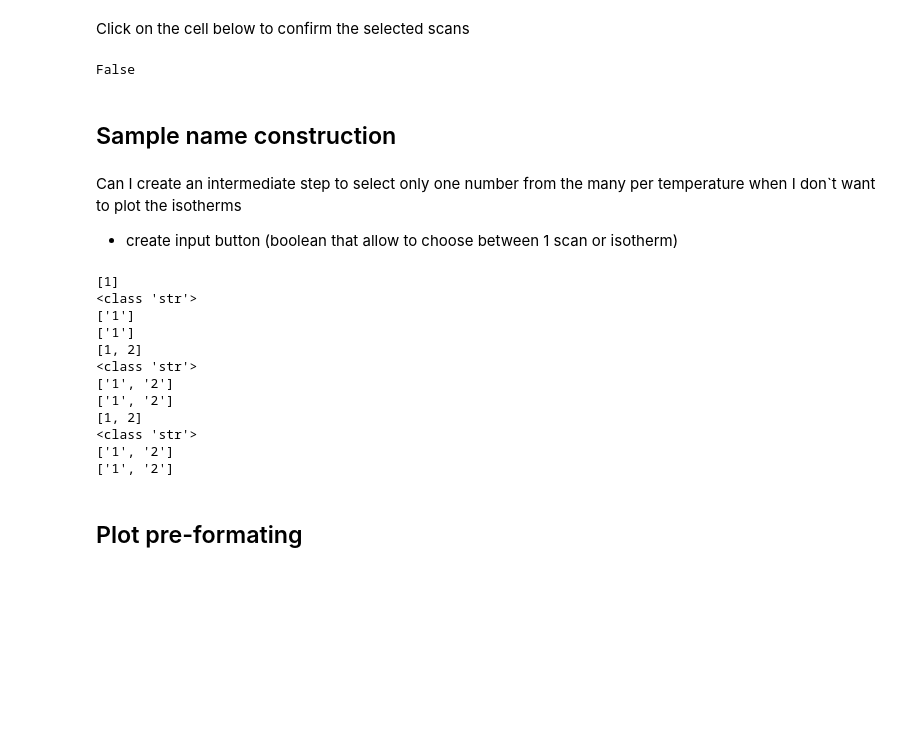
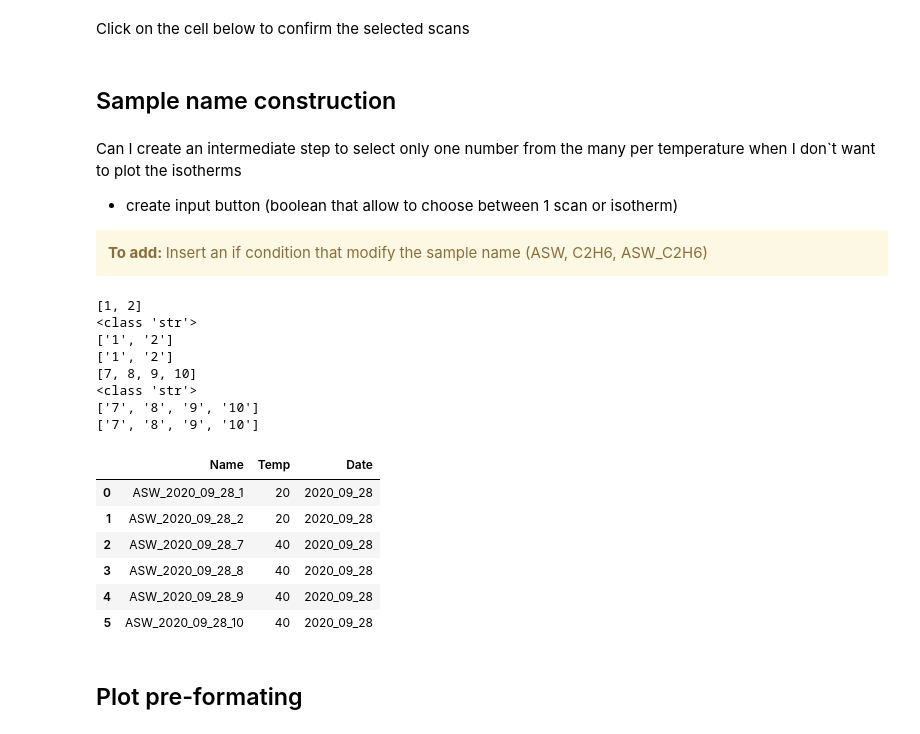
Before and after one commit to Deugz/nb-phd, a Jupyter notebook: _build/html/Current/Data_Analysis_Binder.ipynb, the cells around one changed output. Cells and saved outputs as stored; diff of their text form; code cells hidden in the pictures; blank space fills up the shorter version.

```diff
--- a/_build/html/Current/Data_Analysis_Binder.ipynb
+++ b/_build/html/Current/Data_Analysis_Binder.ipynb
@@ -184,12 +195,13 @@ wSc_B = bool(wSc.value)
-# %%
-wSc_B
-# %% [output]
-False
 # %% [markdown]
 ## Sample name construction
 # %% [markdown]
 Can I create an intermediate step to select only one number from the many per temperature when I don`t want to plot the isotherms
 - create input button (boolean that allow to choose between 1 scan or isotherm)
+
+
+<div class="alert alert-block alert-warning">
+<b>To add: </b> Insert an if condition that modify the sample name (ASW, C2H6, ASW_C2H6)
+</div>
 # %%
 #date = ['2020_09_16','2020_09_17']
 #temp = ['60K','80K']
@@ -200,6 +212,19 @@ value_1 = []
 value_2 = []
 
 for x in wD_L:
+
+    if x in ASW_spl_list:
+
+        spl = "ASW"
+
+    if x in C2H6_spl_list:
+
+        spl = "C2H6"
+
+    if x in C2H6_ASW_spl_list:
+
+        spl = "C2H6_ASW"
+
     for y in wT_L:
 
         value = str(XP_Ramp_df_I.loc[XP_Ramp_df_I.index == x, y].values[0])
@@ -231,18 +256,24 @@ for x in wD_L:
 dat= pd.DataFrame(z)
 data_df = dat.set_index('Name')
 # %% [output]
-[1]
-<class 'str'>
-['1']
-['1']
 [1, 2]
 <class 'str'>
 ['1', '2']
 ['1', '2']
-[1, 2]
+[7, 8, 9, 10]
 <class 'str'>
-['1', '2']
-['1', '2']
+['7', '8', '9', '10']
+['7', '8', '9', '10']
+# %%
+dat
+# %% [output]
+|  | Name | Temp | Date |
+| 0 | ASW_2020_09_28_1 | 20 | 2020_09_28 |
+| 1 | ASW_2020_09_28_2 | 20 | 2020_09_28 |
+| 2 | ASW_2020_09_28_7 | 40 | 2020_09_28 |
+| 3 | ASW_2020_09_28_8 | 40 | 2020_09_28 |
+| 4 | ASW_2020_09_28_9 | 40 | 2020_09_28 |
+| 5 | ASW_2020_09_28_10 | 40 | 2020_09_28 |
 # %% [markdown]
 ## Plot pre-formating
 # %% [markdown]
```
Also changed, not shown: parts of 24 cells of this notebook, 46 other files.
